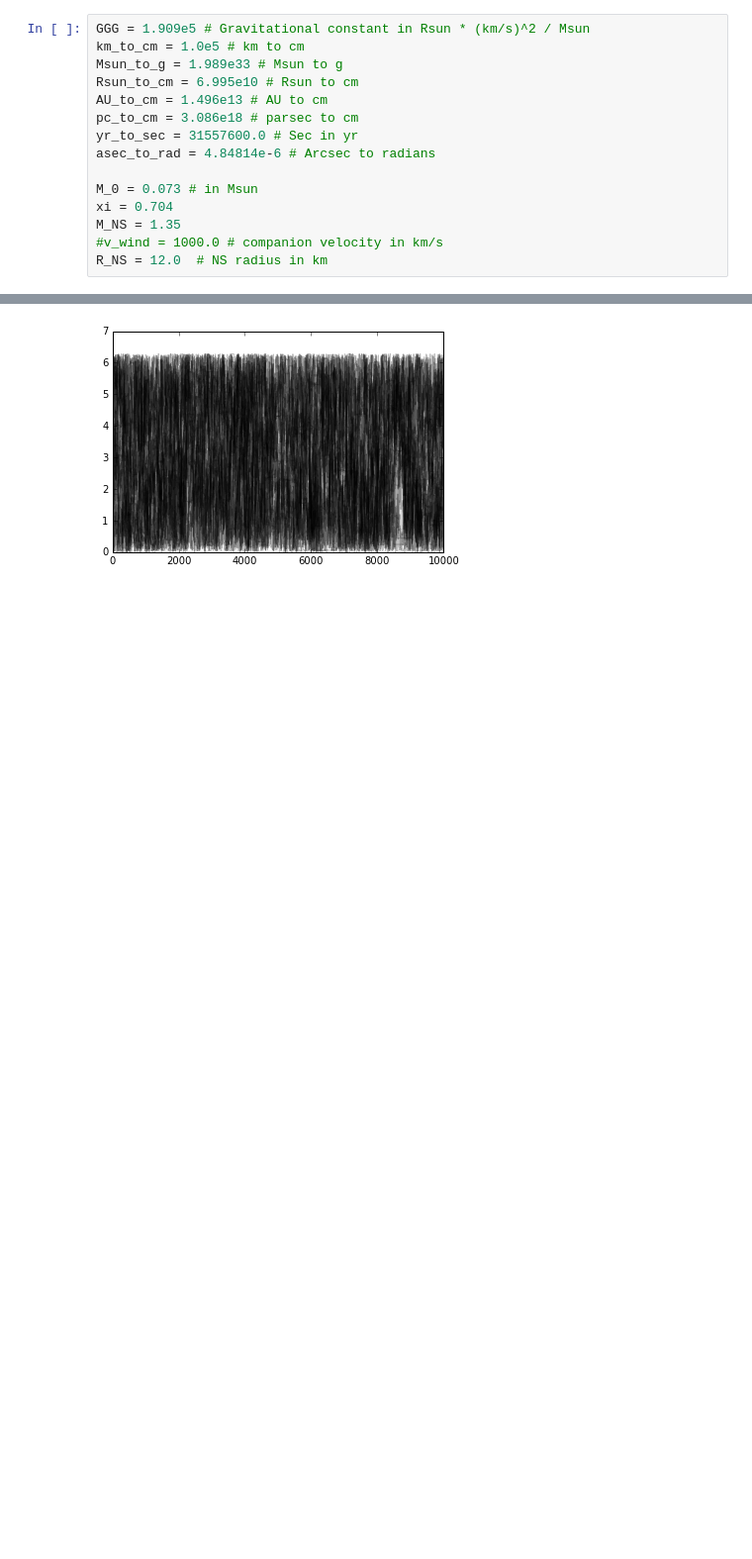
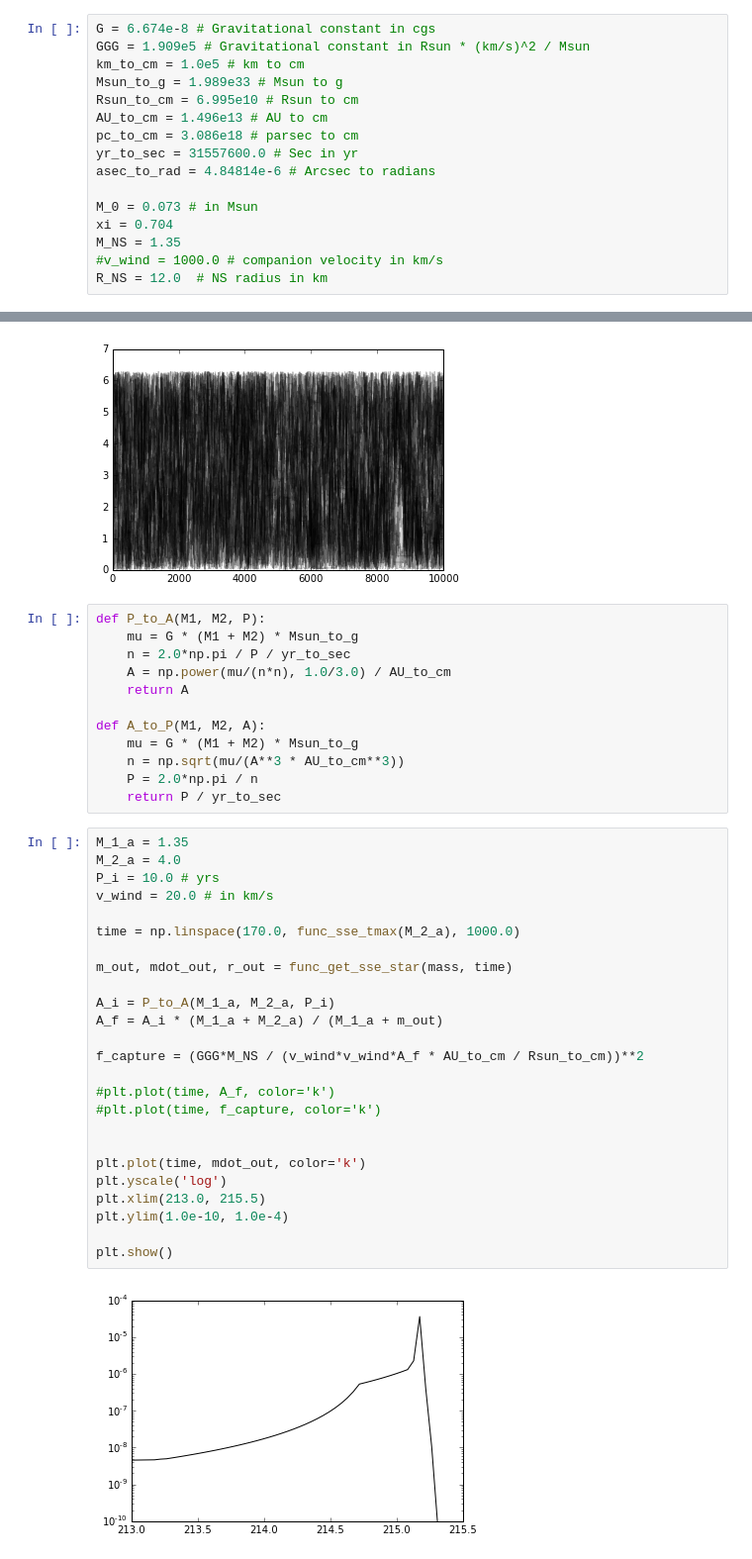
Before and after one commit to astroJeff/XRB, a Jupyter notebook: notebooks/MCMC XRB.ipynb, the cells around one changed output, grey strips where cells are left out. Shown at 99% size. Saved outputs shown, nothing was run; the diff lists cells and outputs as text; blank space fills up the shorter version.

```diff
--- a/notebooks/MCMC XRB.ipynb
+++ b/notebooks/MCMC XRB.ipynb
@@ -19,6 +19,7 @@ import corner
 # %% [markdown]
 ### Constants
 # %%
+G = 6.674e-8 # Gravitational constant in cgs
 GGG = 1.909e5 # Gravitational constant in Rsun * (km/s)^2 / Msun
 km_to_cm = 1.0e5 # km to cm
 Msun_to_g = 1.989e33 # Msun to g
@@ -657,3 +780,42 @@ for i in range(sampler.dim):
 [figure]
 [figure]
 [figure]
+# %%
+def P_to_A(M1, M2, P):
+    mu = G * (M1 + M2) * Msun_to_g
+    n = 2.0*np.pi / P / yr_to_sec
+    A = np.power(mu/(n*n), 1.0/3.0) / AU_to_cm
+    return A
+
+def A_to_P(M1, M2, A):
+    mu = G * (M1 + M2) * Msun_to_g
+    n = np.sqrt(mu/(A**3 * AU_to_cm**3))
+    P = 2.0*np.pi / n
+    return P / yr_to_sec
+# %%
+M_1_a = 1.35
+M_2_a = 4.0
+P_i = 10.0 # yrs
+v_wind = 20.0 # in km/s
+
+time = np.linspace(170.0, func_sse_tmax(M_2_a), 1000.0)
+
+m_out, mdot_out, r_out = func_get_sse_star(mass, time)
+
+A_i = P_to_A(M_1_a, M_2_a, P_i)
+A_f = A_i * (M_1_a + M_2_a) / (M_1_a + m_out)
+
+f_capture = (GGG*M_NS / (v_wind*v_wind*A_f * AU_to_cm / Rsun_to_cm))**2
+
+#plt.plot(time, A_f, color='k')
+#plt.plot(time, f_capture, color='k')
+
+
+plt.plot(time, mdot_out, color='k')
+plt.yscale('log')
+plt.xlim(213.0, 215.5)
+plt.ylim(1.0e-10, 1.0e-4)
+
+plt.show()
+# %% [output]
+[figure, added]
```
Also changed, not shown: parts of 8 cells of this notebook, 1 other file.
